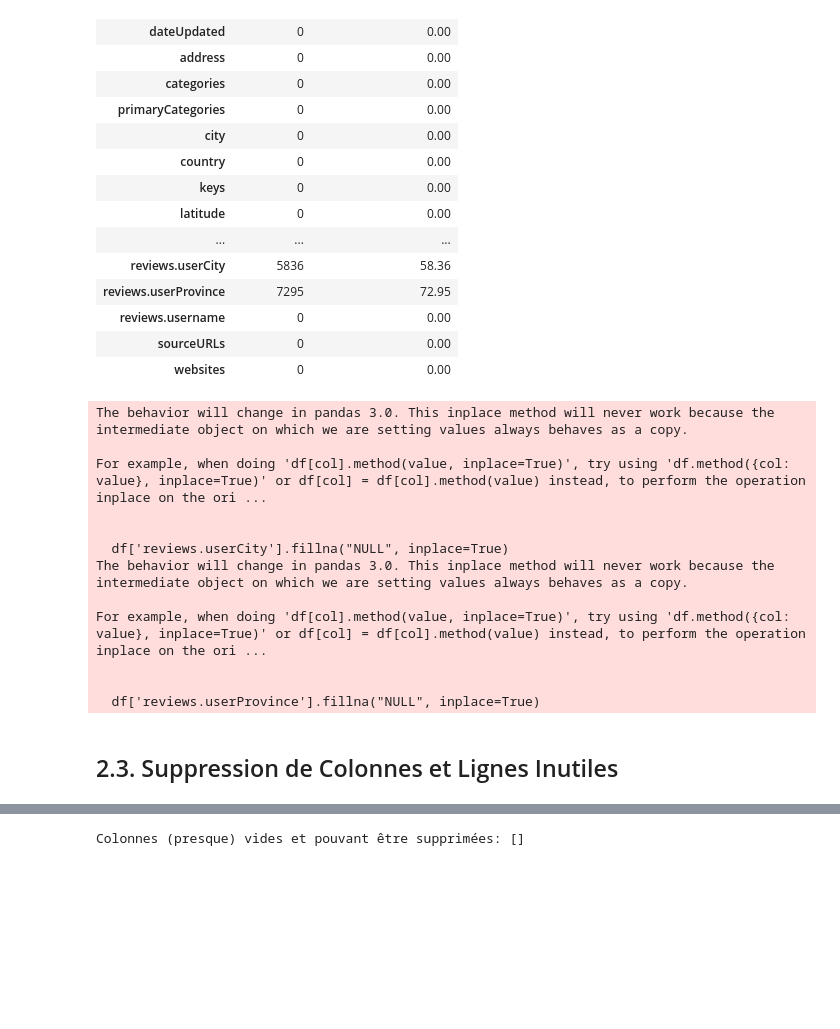
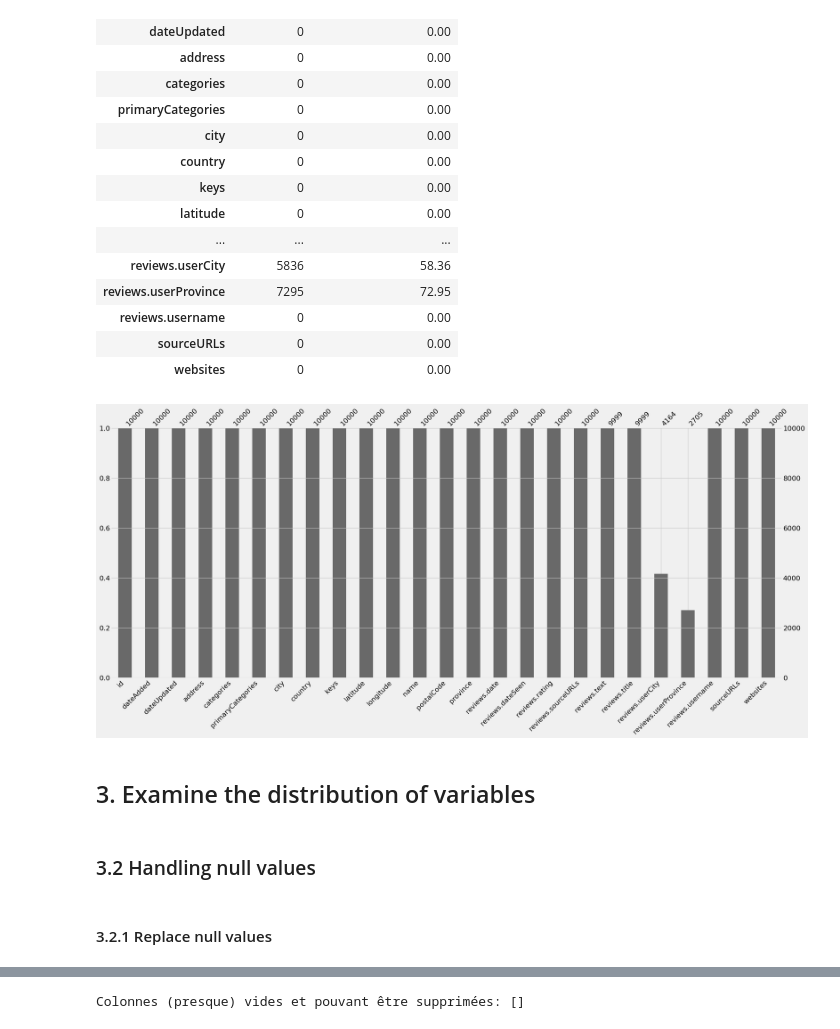
Before and after one commit to weda-mossab/Predicting-Hotel-Occupancy-Rates-with-Sentiment-Analysis-of-Reviews, a Jupyter notebook: Hotel Reviews/hotel_Reviews.ipynb, the cells around one changed output, grey strips where cells are left out. Drawn from its saved outputs; the diff is of its cells as text; code cells hidden in the pictures; blank space fills up the shorter version.

```diff
--- a/Hotel Reviews/hotel_Reviews.ipynb
+++ b/Hotel Reviews/hotel_Reviews.ipynb
@@ -112,26 +174,18 @@ val_null
 | reviews.username | 0 | 0.00 |
 | sourceURLs | 0 | 0.00 |
 | websites | 0 | 0.00 |
+# %%
+msno.bar(df)
+plt.show()
+# %% [output]
+[figure, added]
+# %% [markdown]
+## 3. Examine the distribution of variables
+# %% [markdown]
+### 3.2 Handling null values
+# %% [markdown]
+#### 3.2.1 Replace null values
 # %%
-# Remplacer les valeurs nulles par "NULL" pour une colonne spécifique
-df['reviews.userCity'].fillna("NULL", inplace=True)
-df['reviews.userProvince'].fillna("NULL", inplace=True)
-
 # Remplacer les valeurs nulles par les valeurs les plus fréquentes
 df['reviews.userCity'] = df['reviews.userCity'].fillna(df['reviews.userCity'].mode()[0])
 df['reviews.userProvince'] = df['reviews.userProvince'].fillna(df['reviews.userProvince'].mode()[0])
-# %% [output]
-The behavior will change in pandas 3.0. This inplace method will never work because the intermediate object on which we are setting values always behaves as a copy.
-
-For example, when doing 'df[col].method(value, inplace=True)', try using 'df.method({col: value}, inplace=True)' or df[col] = df[col].method(value) instead, to perform the operation inplace on the ori ...
-
-
-  df['reviews.userCity'].fillna("NULL", inplace=True)
-The behavior will change in pandas 3.0. This inplace method will never work because the intermediate object on which we are setting values always behaves as a copy.
-
-For example, when doing 'df[col].method(value, inplace=True)', try using 'df.method({col: value}, inplace=True)' or df[col] = df[col].method(value) instead, to perform the operation inplace on the ori ...
-
-
-  df['reviews.userProvince'].fillna("NULL", inplace=True)
-# %% [markdown]
-## 2.3. Suppression de Colonnes et Lignes Inutiles
```
Also changed, not shown: parts of 95 cells of this notebook.
